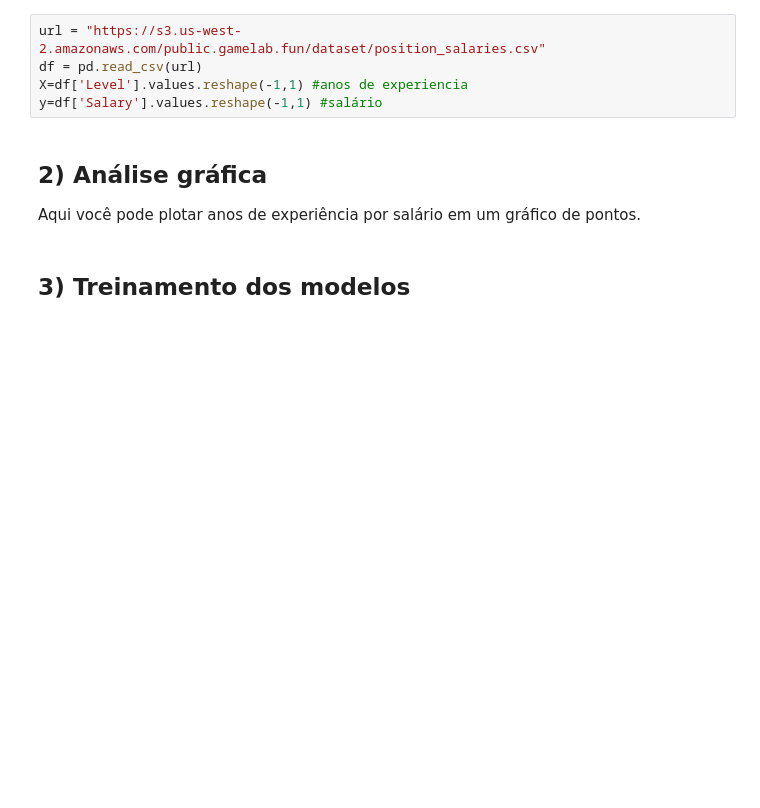
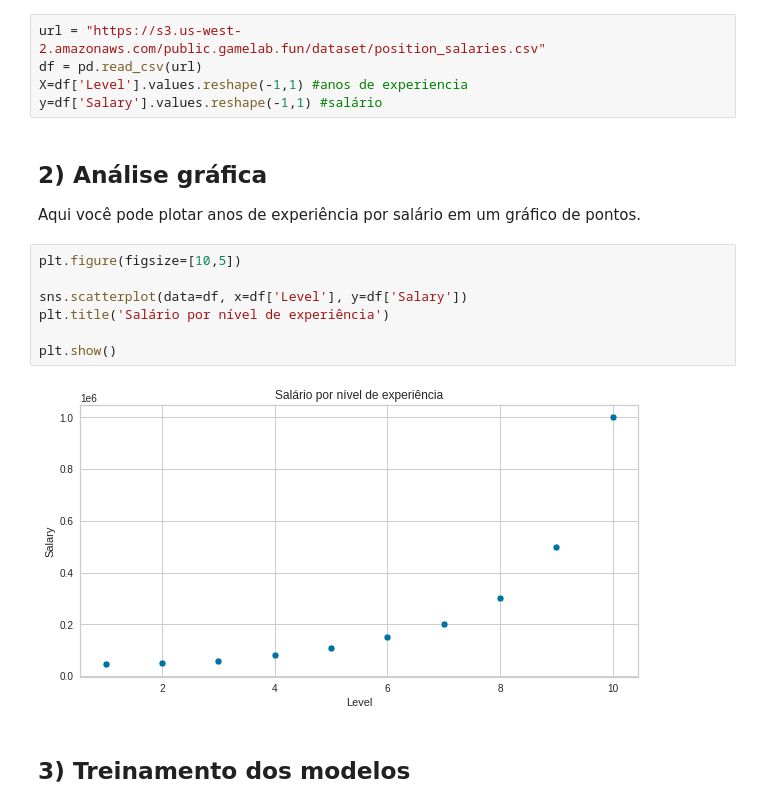
Before and after one commit to martinmedice/Learning_Data_Science, a Jupyter notebook: Aplicação_Regressão_Não_Linear.ipynb, the cells around one changed output. Cells and saved outputs as stored; diff of their text form; blank space fills up the shorter version.

```diff
--- a/Aplicação_Regressão_Não_Linear.ipynb
+++ b/Aplicação_Regressão_Não_Linear.ipynb
@@ -37,6 +37,15 @@ y=df['Salary'].values.reshape(-1,1) #salário
 ## 2) Análise gráfica
 
 Aqui você pode plotar anos de experiência por salário em um gráfico de pontos.
+# %%
+plt.figure(figsize=[10,5])
+
+sns.scatterplot(data=df, x=df['Level'], y=df['Salary'])
+plt.title('Salário por nível de experiência')
+
+plt.show()
+# %% [output]
+[figure, added]
 # %% [markdown]
 ## 3) Treinamento dos modelos
 # %% [markdown]
```
Also changed, not shown: parts of 5 cells of this notebook.
